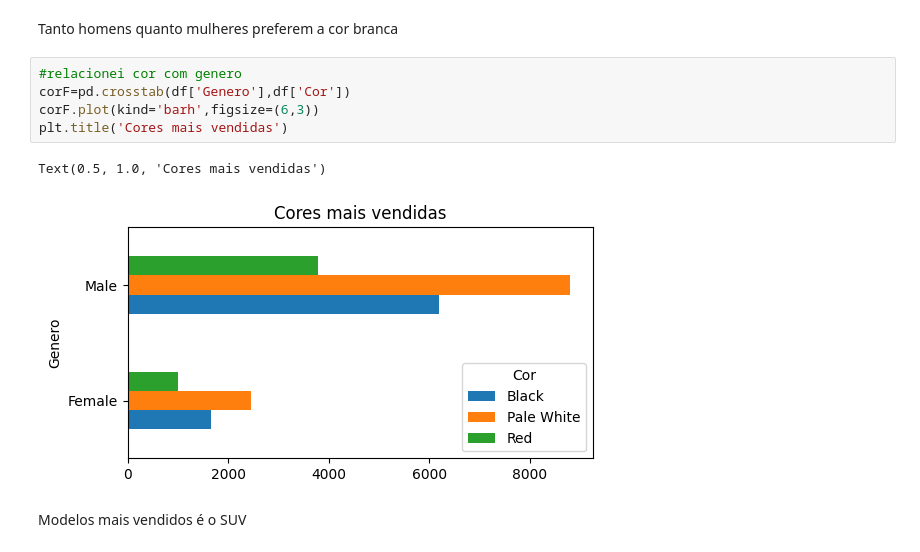
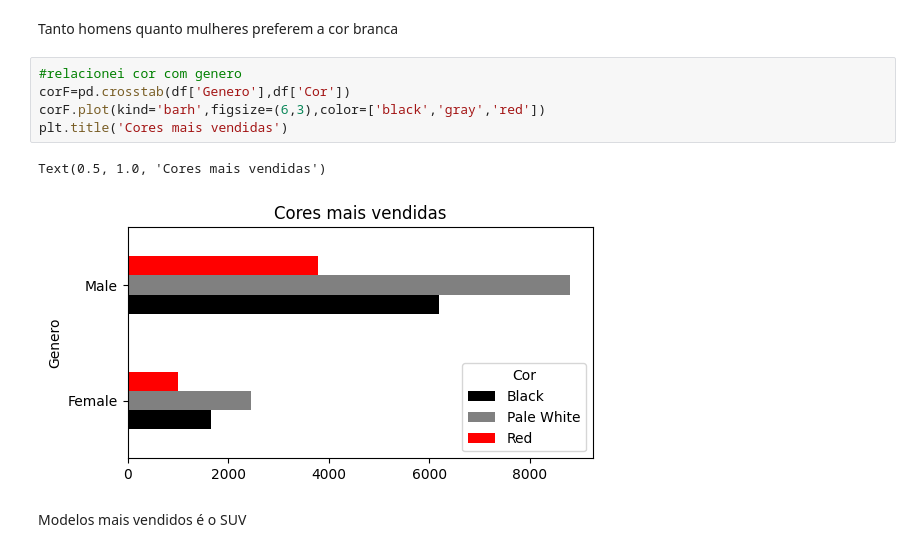
Before and after one commit to AlexPontes97/Projetos, a Jupyter notebook: venda_de_carros.ipynb, the cells around one changed output. Saved outputs shown, nothing was run; the diff lists cells and outputs as text.

```diff
--- a/venda_de_carros.ipynb
+++ b/venda_de_carros.ipynb
@@ -87,11 +87,11 @@ Tanto homens quanto mulheres preferem a cor branca
 # %%
 #relacionei cor com genero
 corF=pd.crosstab(df['Genero'],df['Cor'])
-corF.plot(kind='barh',figsize=(6,3))
+corF.plot(kind='barh',figsize=(6,3),color=['black','gray','red'])
 plt.title('Cores mais vendidas')
 # %% [output]
 Text(0.5, 1.0, 'Cores mais vendidas')
-[figure, old version]
+[figure, new version]
 # %% [markdown]
 Modelos mais vendidos é o SUV
 # %%
```
Also changed, not shown: parts of 7 cells of this notebook.
